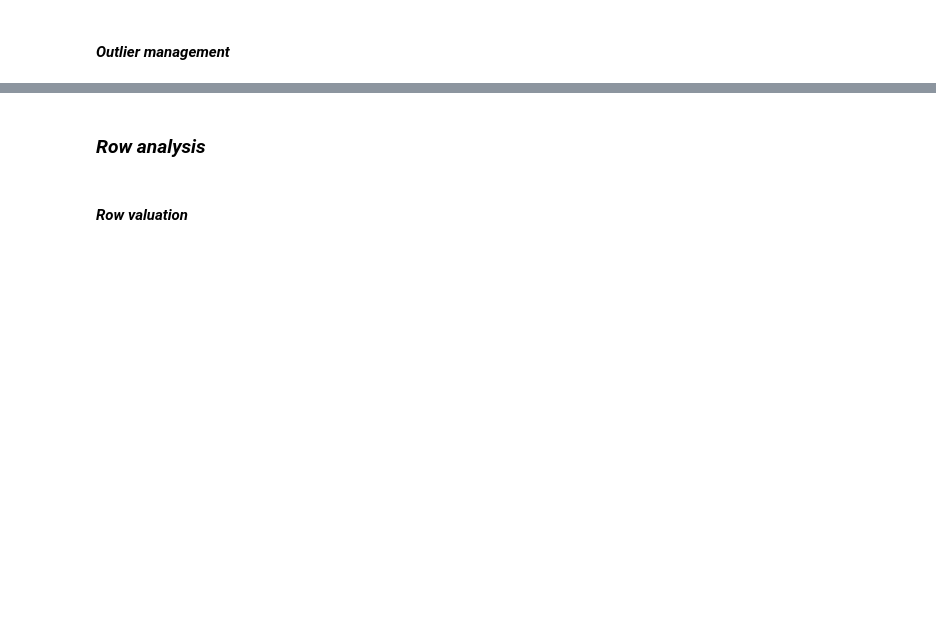
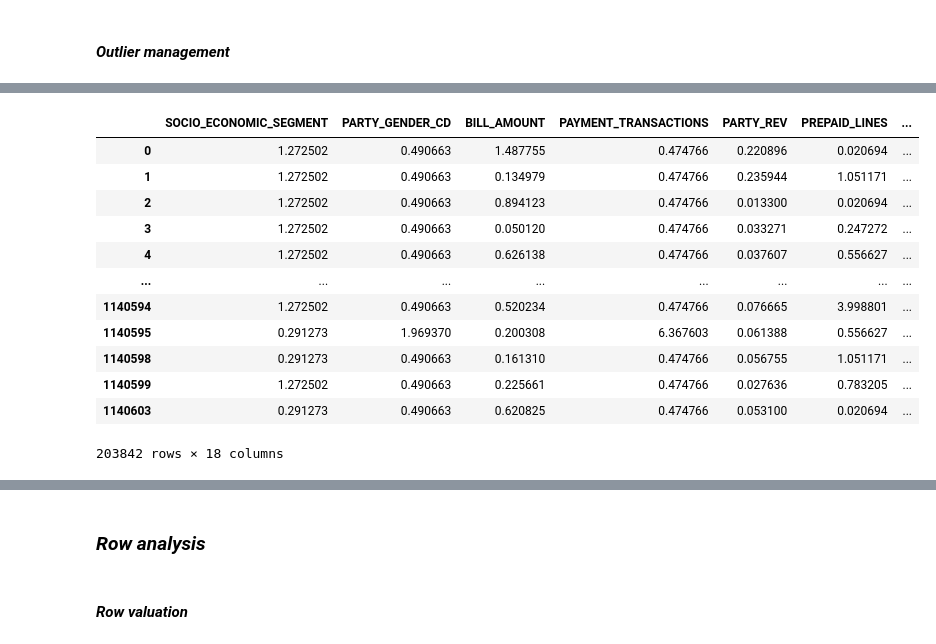
Before and after one commit to KarenRugerioA/TC3007C_AI, a Jupyter notebook: implementation/fragments/etl/etl.ipynb, the cells around one changed output, grey strips where cells are left out. Saved outputs shown, nothing was run; the diff lists cells and outputs as text; code cells hidden in the pictures; blank space fills up the shorter version.

```diff
--- a/implementation/fragments/etl/etl.ipynb
+++ b/implementation/fragments/etl/etl.ipynb
@@ -321,5 +348,2 @@ telco_customers_data
 # %% [markdown]
 #### *Outlier management*
-# %%
-z = np.abs(stats.zscore())
-print(z)
@@ -327,0 +360,18 @@ print(z)
+# %%
+# Storing the outliers for the test
+outliers = telco_customers_data.iloc[row_postion_outlier]
+outliers
+# %% [output]
+|  | SOCIO_ECONOMIC_SEGMENT | PARTY_GENDER_CD | BILL_AMOUNT | PAYMENT_TRANSACTIONS | PARTY_REV | PREPAID_LINES | ... |
+| 0 | 1.272502 | 0.490663 | 1.487755 | 0.474766 | 0.220896 | 0.020694 | ... |
+| 1 | 1.272502 | 0.490663 | 0.134979 | 0.474766 | 0.235944 | 1.051171 | ... |
+| 2 | 1.272502 | 0.490663 | 0.894123 | 0.474766 | 0.013300 | 0.020694 | ... |
+| 3 | 1.272502 | 0.490663 | 0.050120 | 0.474766 | 0.033271 | 0.247272 | ... |
+| 4 | 1.272502 | 0.490663 | 0.626138 | 0.474766 | 0.037607 | 0.556627 | ... |
+| ... | ... | ... | ... | ... | ... | ... | ... |
+| 1140594 | 1.272502 | 0.490663 | 0.520234 | 0.474766 | 0.076665 | 3.998801 | ... |
+| 1140595 | 0.291273 | 1.969370 | 0.200308 | 6.367603 | 0.061388 | 0.556627 | ... |
+| 1140598 | 0.291273 | 0.490663 | 0.161310 | 0.474766 | 0.056755 | 1.051171 | ... |
+| 1140599 | 1.272502 | 0.490663 | 0.225661 | 0.474766 | 0.027636 | 0.783205 | ... |
+| 1140603 | 0.291273 | 0.490663 | 0.620825 | 0.474766 | 0.053100 | 0.020694 | ... |
+203842 rows × 18 columns
```
Also changed, not shown: parts of 16 cells of this notebook.
